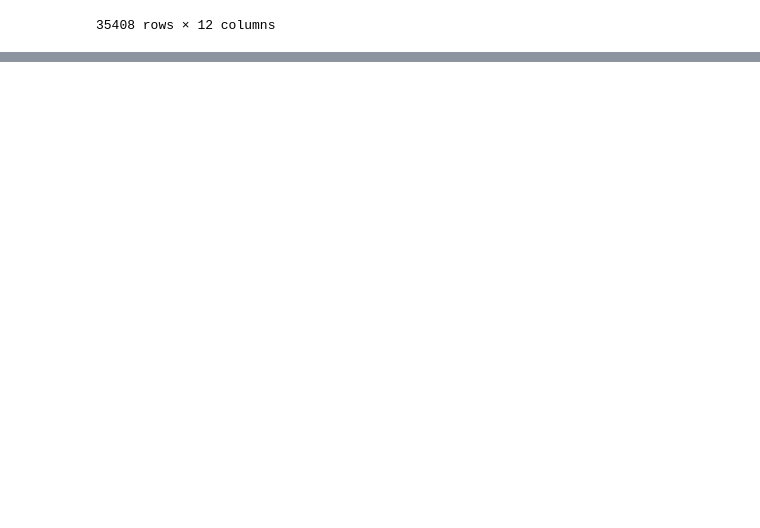
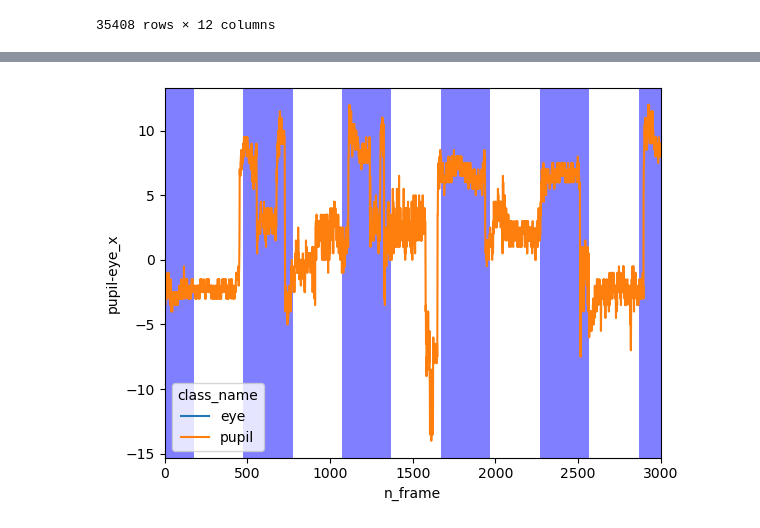
Before and after one commit to yongcheoljeong/yolov5-eye-movement, a Jupyter notebook: analysis/LabelAnalysis.ipynb, the cells around one changed output, grey strips where cells are left out. Drawn from its saved outputs; the diff is of its cells as text; code cells hidden in the pictures; blank space fills up the shorter version.

```diff
--- a/analysis/LabelAnalysis.ipynb
+++ b/analysis/LabelAnalysis.ipynb
@@ -175,7 +218,13 @@ plt.show()
 # %%
 # diff_x
 sns.lineplot(x='n_frame', y='pupil-eye_x', hue='class_name', data=res_df)
+for (start, end) in range_list:
+    plt.axvspan(start, end, facecolor='blue', alpha=0.5)
+
+plt.xlim(0, 3000)
 plt.show()
+# %% [output]
+[figure, added]
 # %%
 # diff_y
 sns.lineplot(x='n_frame', y='pupil-eye_y', hue='class_name', data=res_df)
```
Also changed, not shown: parts of 10 cells of this notebook.
